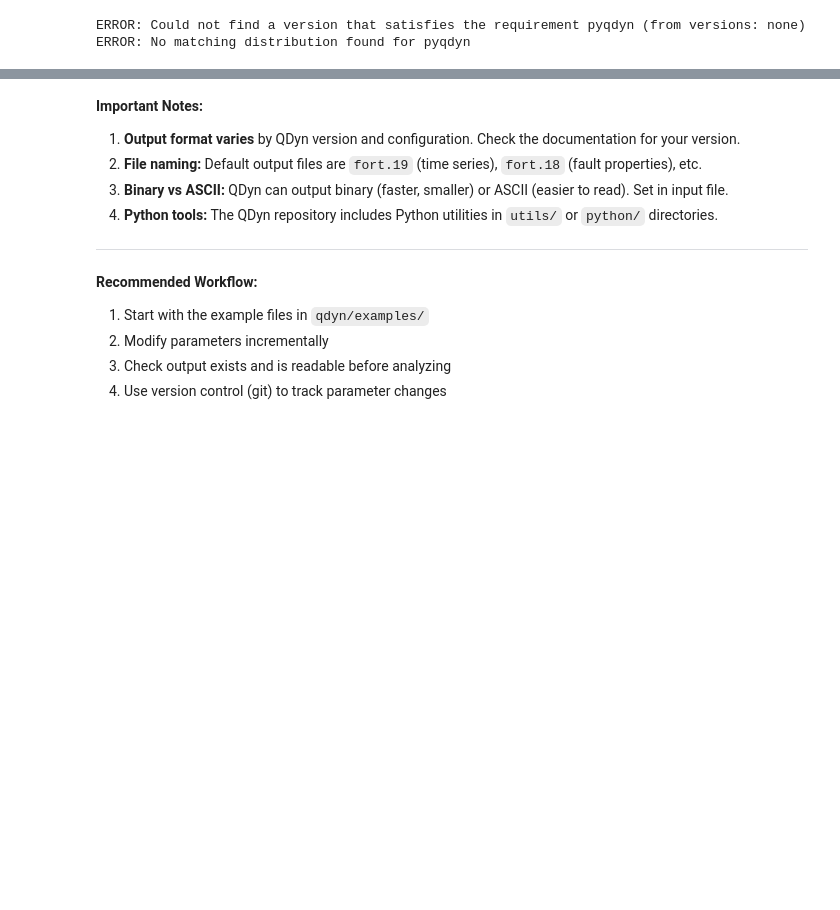
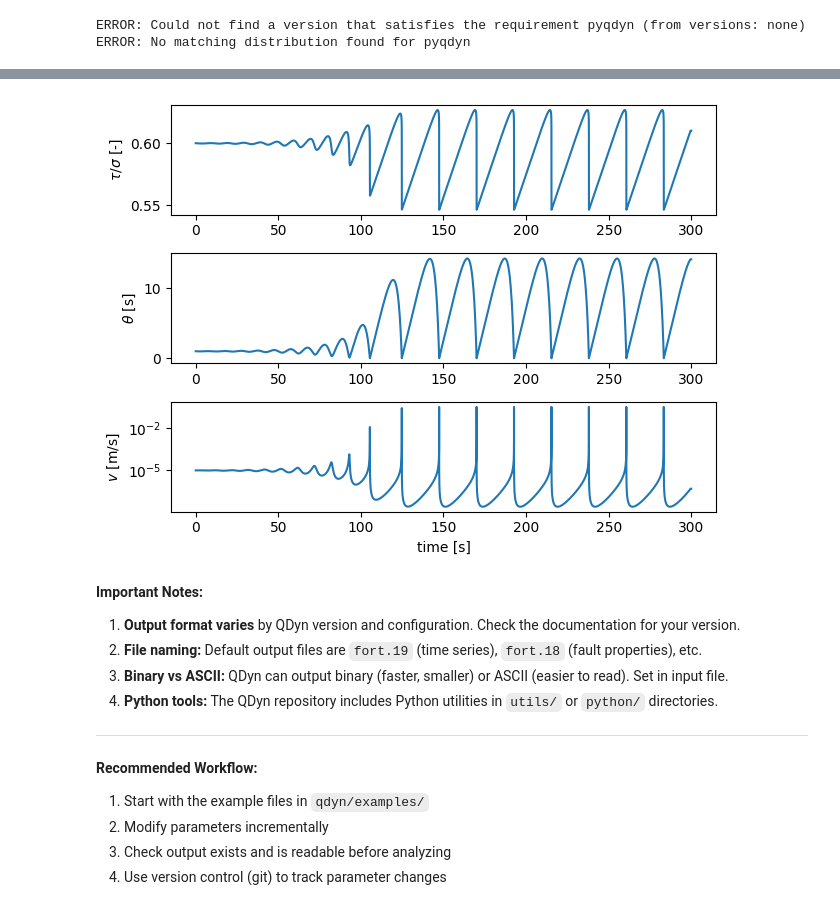
Before and after one commit to UW-geophysics-edu/ESS563-2025, a Jupyter notebook: notebooks/ESS563_QDyn_Earthquake_Cycles.ipynb, the cells around one changed output, grey strips where cells are left out. Drawn from its saved outputs; the diff is of its cells as text; code cells hidden in the pictures; blank space fills up the shorter version.

```diff
--- a/notebooks/ESS563_QDyn_Earthquake_Cycles.ipynb
+++ b/notebooks/ESS563_QDyn_Earthquake_Cycles.ipynb
@@ -732,0 +780,8 @@ True
+# %%
+# change a-b values to see stability effects
+p.set_dict["SET_DICT_RSF"]["A"] = 0.015                  # Direct effect parameter [-]
+p.set_dict["SET_DICT_RSF"]["B"] = 0.02                 # Evolution effect parameters [-]
+p.settings(set_dict)
+p.render_mesh()
+p.write_input()
+p.run()
@@ -733,3 +807,27 @@ True
+# %%
+plt.figure()
+
+# Normalised shear stress
+plt.subplot(311)
+plt.plot(p.ot[0]["t"], p.ot[0]["tau"] / set_dict["SIGMA"])
+plt.ylabel(r"$\tau / \sigma$ [-]")
+
+# State
+plt.subplot(312)
+plt.plot(p.ot[0]["t"], p.ot[0]["theta"])
+plt.ylabel(r"$\theta$ [s]")
+
+# Velocity
+plt.subplot(313)
+plt.plot(p.ot[0]["t"], p.ot[0]["v"])
+plt.yscale("log")
+plt.ylabel(r"$v$ [m/s]")
+plt.xlabel("time [s]")
+
+plt.tight_layout()
+plt.show()
+# %% [output]
+[figure, added]
 # %% [markdown]
 **Important Notes:**
 
```
Also changed, not shown: parts of 6 cells of this notebook.
